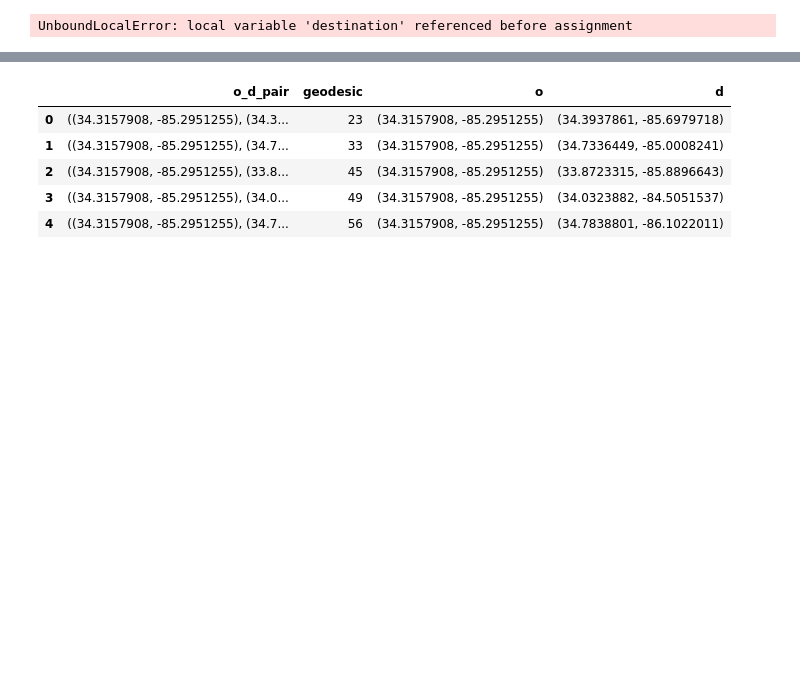
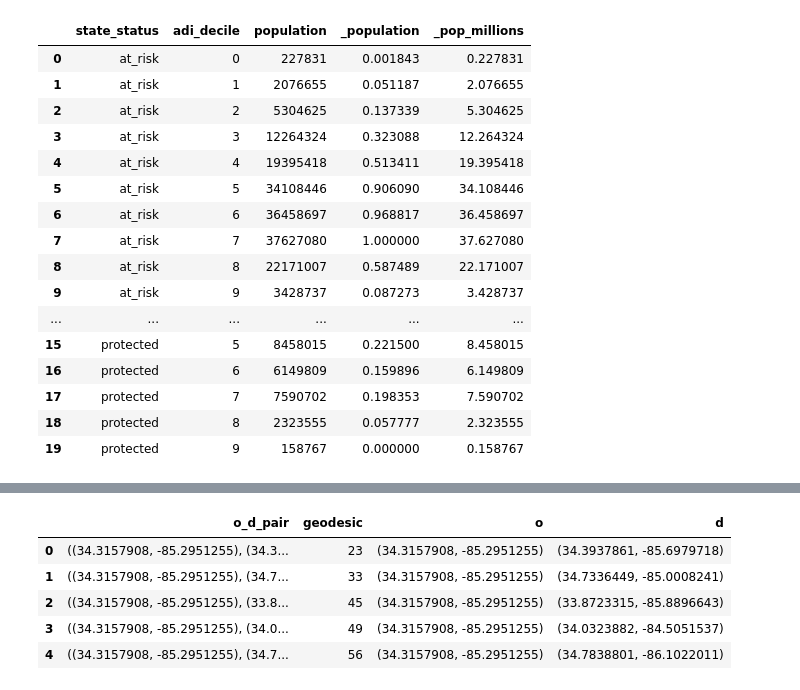
Before and after one commit to openhealthdataorg/post-roe, a Jupyter notebook: notebooks/2022-08-17/_workbench.ipynb, the cells around one changed output, grey strips where cells are left out. Drawn from its saved outputs; the diff is of its cells as text; code cells hidden in the pictures; blank space fills up the shorter version.

```diff
--- a/notebooks/2022-08-17/_workbench.ipynb
+++ b/notebooks/2022-08-17/_workbench.ipynb
@@ -133,0 +57,13 @@ class Distance:
+# %%
+df = df_alt[df_alt['state_status']=="at_risk"]
+px.scatter_mapbox(
+        df,
+        lat="lat",
+        lon="lon",
+        title=f"{len(df_alt)} locations",
+        color='_drive_time',
+        size="population",
+        # hover_data=['LocationFacility'],
+        height=600,
+        zoom=3,
+    )
@@ -133,0 +74,28 @@ class Distance:
+# %%
+adi_median_population = df.groupby(['state_status','adi_decile']).agg(population=("population","sum")).reset_index()
+adi_median_population
+px.bar(adi_median_population, x="adi_decile", y="population", color="state_status")
+# %%
+scaler = MinMaxScaler()
+adi_median_population[['_population']] = scaler.fit_transform(adi_median_population[['population']])
+adi_median_population['_pop_millions'] = adi_median_population['population'].apply(lambda x: x/(10**6))
+adi_median_population
+# df['_loss'] = df['drive_time'] * df['_population']
+# %% [output]
+|  | state_status | adi_decile | population | _population | _pop_millions |
+| 0 | at_risk | 0 | 227831 | 0.001843 | 0.227831 |
+| 1 | at_risk | 1 | 2076655 | 0.051187 | 2.076655 |
+| 2 | at_risk | 2 | 5304625 | 0.137339 | 5.304625 |
+| 3 | at_risk | 3 | 12264324 | 0.323088 | 12.264324 |
+| 4 | at_risk | 4 | 19395418 | 0.513411 | 19.395418 |
+| 5 | at_risk | 5 | 34108446 | 0.906090 | 34.108446 |
+| 6 | at_risk | 6 | 36458697 | 0.968817 | 36.458697 |
+| 7 | at_risk | 7 | 37627080 | 1.000000 | 37.627080 |
+| 8 | at_risk | 8 | 22171007 | 0.587489 | 22.171007 |
+| 9 | at_risk | 9 | 3428737 | 0.087273 | 3.428737 |
+| ... | ... | ... | ... | ... | ... |
+| 15 | protected | 5 | 8458015 | 0.221500 | 8.458015 |
+| 16 | protected | 6 | 6149809 | 0.159896 | 6.149809 |
+| 17 | protected | 7 | 7590702 | 0.198353 | 7.590702 |
+| 18 | protected | 8 | 2323555 | 0.057777 | 2.323555 |
+| 19 | protected | 9 | 158767 | 0.000000 | 0.158767 |
@@ -134,5 +104,2 @@ class Distance:
 # %%
-
-df
+# df.to_feather("zip3_drive_time_mean.feather")
-# %% [output]
-UnboundLocalError: local variable 'destination' referenced before assignment
```
Also changed, not shown: parts of 11 cells of this notebook, 13 other files.
